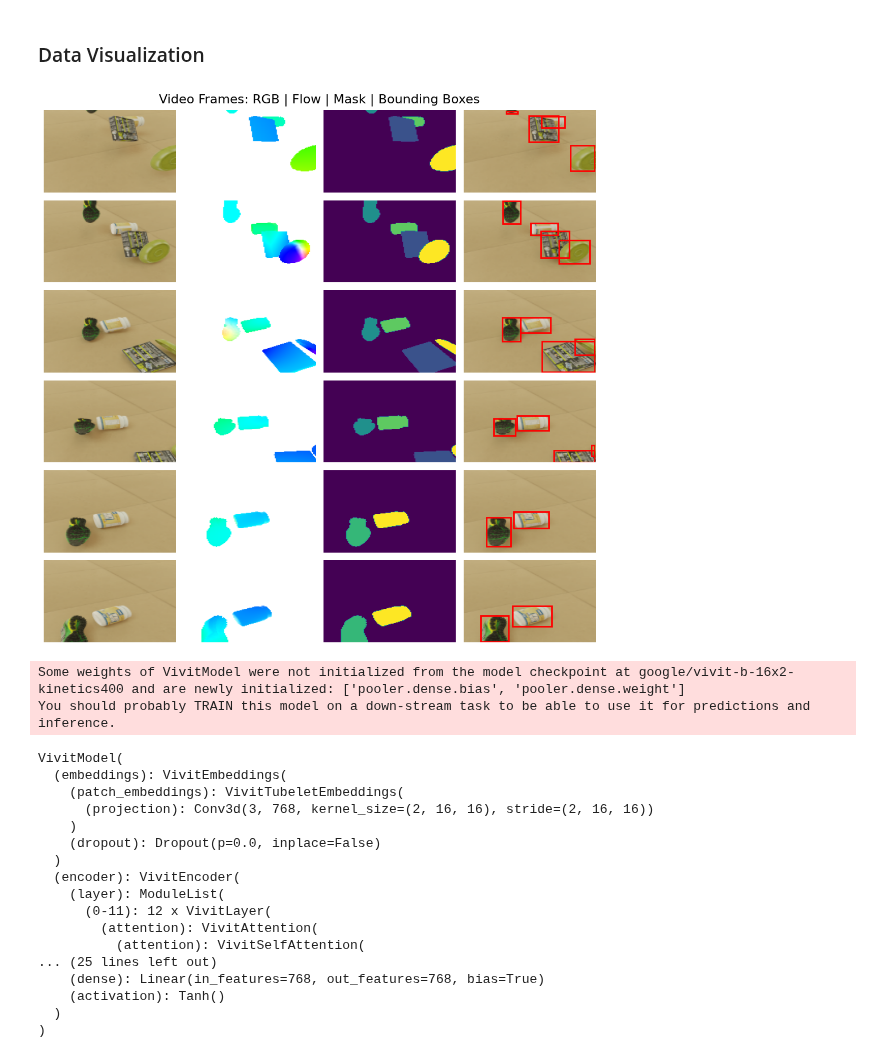
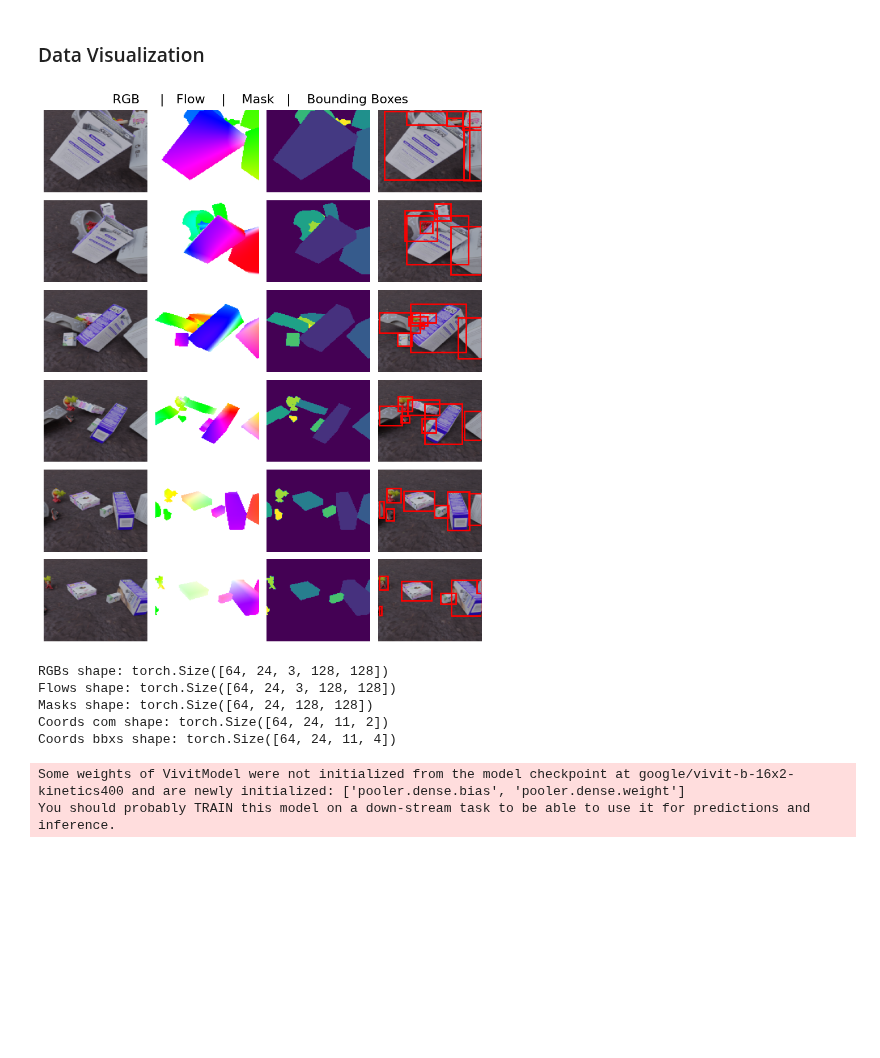
Before and after one commit to Cuda-Vision-Lab/CudaVisionSS2025, a Jupyter notebook: src/CourseProject/src/loader/dataLoader.ipynb, the cells around one changed output. Cells and saved outputs as stored; diff of their text form; code cells hidden in the pictures; blank space fills up the shorter version.

```diff
--- a/src/CourseProject/src/loader/dataLoader.ipynb
+++ b/src/CourseProject/src/loader/dataLoader.ipynb
@@ -14,9 +12,20 @@ The autoreload extension is already loaded. To reload it, use:
 # %%
 
 path='/home/nfs/inf6/data/datasets/MOVi/movi_c/'
-video_dataset= MoviDataset.MoviDataset(path,split='validation')
-BATCH_SIZE = 32
-video_loader = DataLoader(dataset=video_dataset,
+
+train_dataset = MoviDataset.MoviDataset(path, split='train')
+test_dataset= MoviDataset.MoviDataset(path, split='validation')
+
+BATCH_SIZE = 64
+
+train_loader = DataLoader(dataset=train_dataset,
                           batch_size=BATCH_SIZE,
+                          num_workers = 0,
+                          shuffle=True
+                          )
+
+test_loader = DataLoader(dataset=test_dataset,
+                          batch_size=BATCH_SIZE,
+                          num_workers = 0,
                           shuffle=False)
 # %% [output]
@@ -42,7 +52,7 @@ torch.Size([3, 128, 128])
 ### Masks
 # %%
 
-path = '/home/nfs/inf6/data/datasets/MOVi/movi_c/train/mask_00000.pt'
+path = '/home/nfs/inf6/data/datasets/MOVi/movi_c/train/mask_00208.pt'
 mask = torch.load(path, map_location="cpu")
 mask['masks'].shape
 # %% [output]
@@ -82,23 +92,25 @@ Shape of coord['bbox']: torch.Size([24, 11, 4])
 # %% [markdown]
 ### Data Visualization
 # %%
-coords, masks, rgbs, flows = next(iter(video_loader))
+coords, masks, rgbs, flows = next(iter(test_loader))
 
 idx = np.random.randint(0, BATCH_SIZE) #select a random video in the batch
 
-video_frames_data = video_dataset.get_video_frame_labels(coords['com'][idx],
+video_frames_data = test_dataset.get_video_frame_labels(coords['com'][idx],
                                                         coords['bbox'][idx],
                                                         masks['masks'][idx],
                                                         rgbs[idx],
                                                         flows[idx])
 
 # 24 frames x 4 columns (RGB, Flow, Mask, BBox)
-fig, axes = plt.subplots(6, 4, figsize=(10, 10))
-fig.suptitle('Video Frames: RGB | Flow | Mask | Bounding Boxes', fontsize=16)
+fig, axes = plt.subplots(6, 4, figsize=(8, 10))
+fig.suptitle('    RGB     |   Flow    |    Mask   |    Bounding Boxes     ', fontsize=16)
 
 i = 0
 
 for frame_idx in range(1,len(video_frames_data),4):
+# for frame_idx in range(len(video_frames_data)):
+
     coord, bbox, mask, rgb, flow = video_frames_data[frame_idx]
 
     # RGB image
@@ -114,33 +126,46 @@ for frame_idx in range(1,len(video_frames_data),4):
     axes[i, 1].set_aspect('auto')
 
 
     # Mask image
     axes[i, 2].imshow((mask).clamp(0, 255).byte().numpy())
     axes[i, 2].axis("off")
     # axes[i, 2].set_title(f"Mask Frame {frame_idx}")
     axes[i, 2].set_aspect('auto')
 
 
     # Bounding boxes visualization
     axes[i, 3].imshow((rgb).clamp(0, 255).permute(1,2,0).byte().numpy())
     axes[i, 3].axis("off")
     # axes[i, 3].set_title(f"BBox Frame {frame_idx}")
     axes[i, 3].set_aspect('auto')
 
 
-            # Draw bounding boxes
+    # Draw bounding boxes
     for obj_idx in range(bbox.shape[0]):
         x1, y1, x2, y2 = bbox[obj_idx].tolist()
         width, height = x2 - x1, y2 - y1
         rect = patches.Rectangle((x1, y1), width, height, linewidth=2, edgecolor='red', facecolor='none')
         axes[i, 3].add_patch(rect)
 
     i += 1
 
 # Remove whitespace between columns and rows
 plt.subplots_adjust(wspace=25, hspace=25)
 plt.tight_layout(pad=1)
 plt.show()
 # %% [output]
-[figure, old version]
+[figure, new version]
+# %%
+## Verifying the dataloader
+for batch in test_loader:
+    coords, masks, rgbs, flows = batch
+    # print(coords.keys())
+    print(f"RGBs shape: {rgbs.shape}\nFlows shape: {flows.shape}\nMasks shape: {masks['masks'].shape} \nCoords com shape: {coords['com'].shape}\nCoords bbxs shape: {coords['bbox'].shape}")
+    break
+# %% [output]
+RGBs shape: torch.Size([64, 24, 3, 128, 128])
+Flows shape: torch.Size([64, 24, 3, 128, 128])
+Masks shape: torch.Size([64, 24, 128, 128])
+Coords com shape: torch.Size([64, 24, 11, 2])
+Coords bbxs shape: torch.Size([64, 24, 11, 4])
 # %%
@@ -161,20 +185,0 @@ configuration = model.config
-# %%
-model
-# %% [output]
-VivitModel(
-  (embeddings): VivitEmbeddings(
-    (patch_embeddings): VivitTubeletEmbeddings(
-      (projection): Conv3d(3, 768, kernel_size=(2, 16, 16), stride=(2, 16, 16))
-    )
-    (dropout): Dropout(p=0.0, inplace=False)
-  )
-  (encoder): VivitEncoder(
-    (layer): ModuleList(
-      (0-11): 12 x VivitLayer(
-        (attention): VivitAttention(
-          (attention): VivitSelfAttention(
-... (25 lines left out)
-    (dense): Linear(in_features=768, out_features=768, bias=True)
-    (activation): Tanh()
-  )
-)
```
Also changed, not shown: parts of 9 cells of this notebook, 1 other file.
